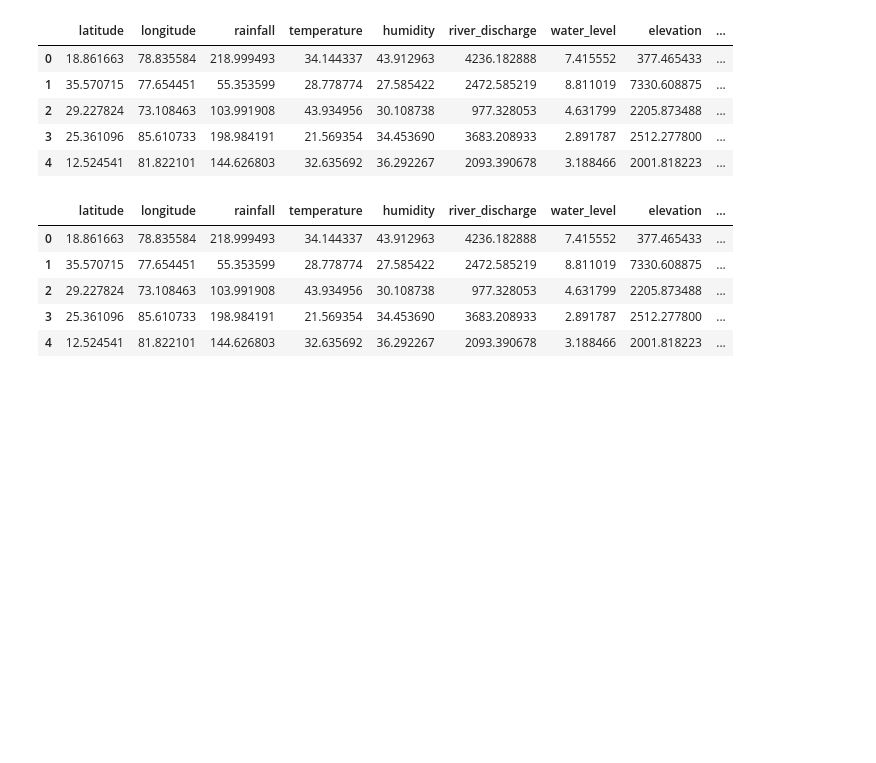
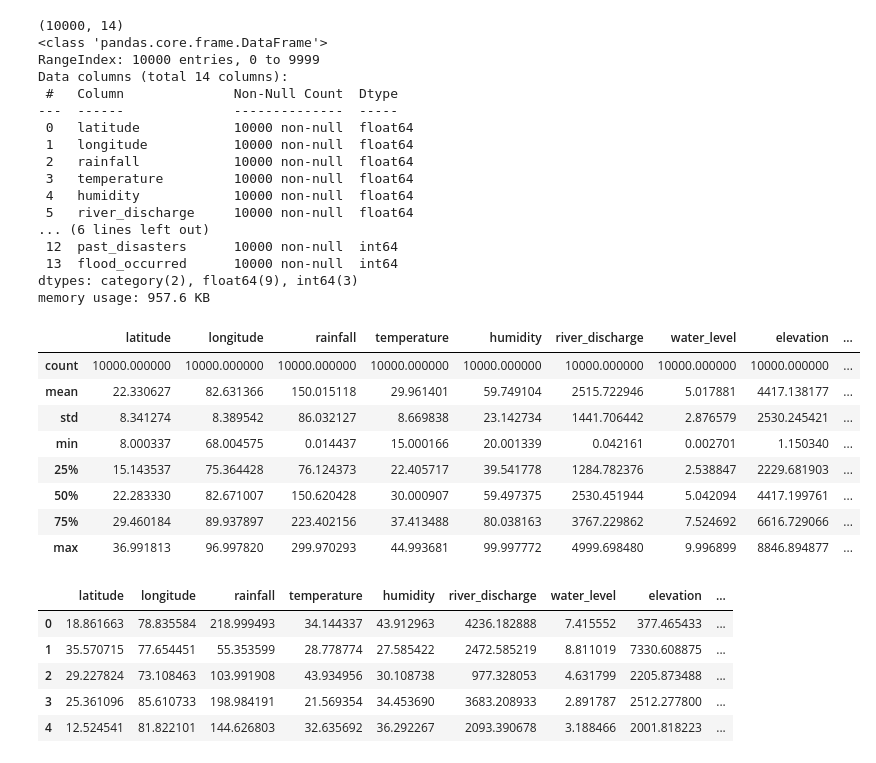
Before and after one commit to KrithikaPadmashali/Disaster-Risk-Predictor, a Jupyter notebook: src/notebook.ipynb, the cells around one changed output. Saved outputs shown, nothing was run; the diff lists cells and outputs as text; code cells hidden in the pictures; blank space fills up the shorter version.

```diff
--- a/src/notebook.ipynb
+++ b/src/notebook.ipynb
@@ -53,39 +64,62 @@ df = df.rename(columns={
     "Soil Type": "soil_type",
     "Population Density": "population_density",
     "Infrastructure": "infrastructure",
     "Historical Floods": "past_disasters",
     "Flood Occurred": "flood_occurred"
 })
 
 df = df.drop_duplicates()
 
 numeric_cols = [
     "rainfall","temperature","humidity",
     "river_discharge","water_level","elevation",
     "population_density","past_disasters",
     "latitude","longitude","flood_occurred"
 ]
 
 for col in numeric_cols:
     if col in df.columns:
         df[col] = pd.to_numeric(df[col], errors="coerce")
 
 df = df.dropna()
 
 df["land_cover"] = df["land_cover"].astype("category")
 df["soil_type"] = df["soil_type"].astype("category")
 
 df["past_disasters"] = df["past_disasters"].astype(int)
 df["flood_occurred"] = df["flood_occurred"].astype(int)
 
-df.head()
+
+print(df.shape)
+df.info()
+df.describe()
 # %% [output]
+(10000, 14)
+<class 'pandas.core.frame.DataFrame'>
+RangeIndex: 10000 entries, 0 to 9999
+Data columns (total 14 columns):
+ #   Column              Non-Null Count  Dtype
+---  ------              --------------  -----
+ 0   latitude            10000 non-null  float64
+ 1   longitude           10000 non-null  float64
+ 2   rainfall            10000 non-null  float64
+ 3   temperature         10000 non-null  float64
+ 4   humidity            10000 non-null  float64
+ 5   river_discharge     10000 non-null  float64
+... (6 lines left out)
+ 12  past_disasters      10000 non-null  int64
+ 13  flood_occurred      10000 non-null  int64
+dtypes: category(2), float64(9), int64(3)
+memory usage: 957.6 KB
 |  | latitude | longitude | rainfall | temperature | humidity | river_discharge | water_level | elevation | ... |
-| 0 | 18.861663 | 78.835584 | 218.999493 | 34.144337 | 43.912963 | 4236.182888 | 7.415552 | 377.465433 | ... |
-| 1 | 35.570715 | 77.654451 | 55.353599 | 28.778774 | 27.585422 | 2472.585219 | 8.811019 | 7330.608875 | ... |
-| 2 | 29.227824 | 73.108463 | 103.991908 | 43.934956 | 30.108738 | 977.328053 | 4.631799 | 2205.873488 | ... |
-| 3 | 25.361096 | 85.610733 | 198.984191 | 21.569354 | 34.453690 | 3683.208933 | 2.891787 | 2512.277800 | ... |
-| 4 | 12.524541 | 81.822101 | 144.626803 | 32.635692 | 36.292267 | 2093.390678 | 3.188466 | 2001.818223 | ... |
+| count | 10000.000000 | 10000.000000 | 10000.000000 | 10000.000000 | 10000.000000 | 10000.000000 | 10000.000000 | 10000.000000 | ... |
+| mean | 22.330627 | 82.631366 | 150.015118 | 29.961401 | 59.749104 | 2515.722946 | 5.017881 | 4417.138177 | ... |
+| std | 8.341274 | 8.389542 | 86.032127 | 8.669838 | 23.142734 | 1441.706442 | 2.876579 | 2530.245421 | ... |
+| min | 8.000337 | 68.004575 | 0.014437 | 15.000166 | 20.001339 | 0.042161 | 0.002701 | 1.150340 | ... |
+| 25% | 15.143537 | 75.364428 | 76.124373 | 22.405717 | 39.541778 | 1284.782376 | 2.538847 | 2229.681903 | ... |
+| 50% | 22.283330 | 82.671007 | 150.620428 | 30.000907 | 59.497375 | 2530.451944 | 5.042094 | 4417.199761 | ... |
+| 75% | 29.460184 | 89.937897 | 223.402156 | 37.413488 | 80.038163 | 3767.229862 | 7.524692 | 6616.729066 | ... |
+| max | 36.991813 | 96.997820 | 299.970293 | 44.993681 | 99.997772 | 4999.698480 | 9.996899 | 8846.894877 | ... |
 # %%
 df["risk_index"] = df["rainfall"] * df["population_density"]
 
```
Also changed, not shown: parts of 6 cells of this notebook.
